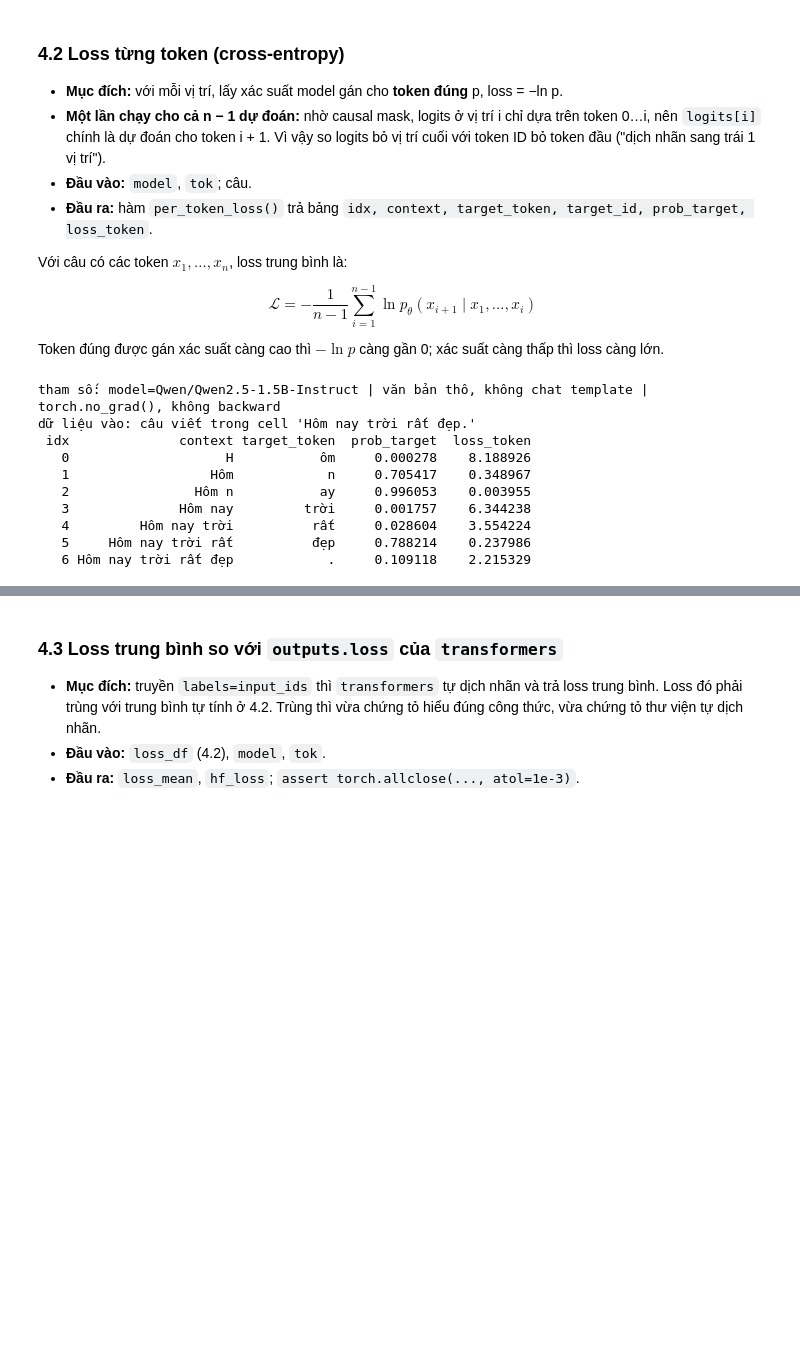
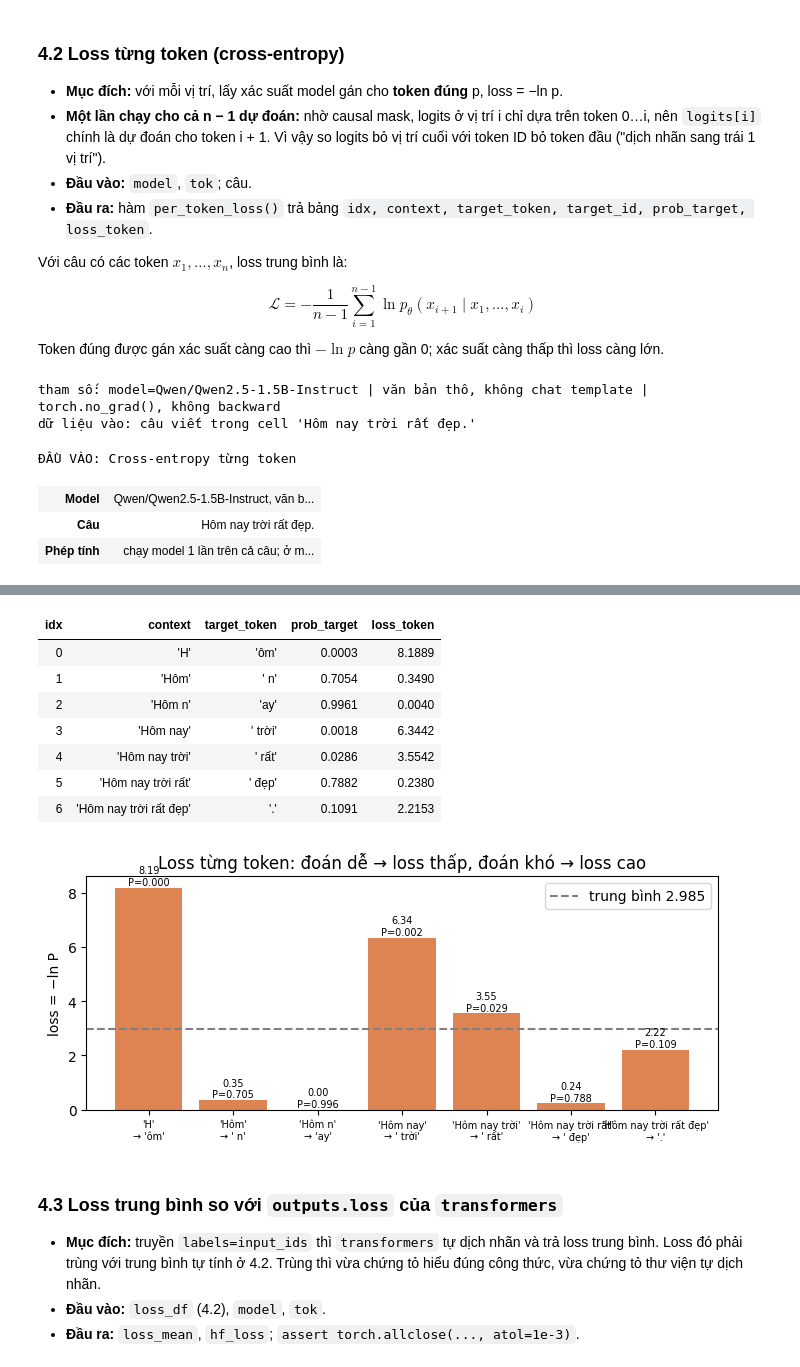
Before and after one commit to pptthu/LLMs_DL, a Jupyter notebook: notebook/llm_presentation.ipynb, the cells around one changed output, grey strips where cells are left out. Saved outputs shown, nothing was run; the diff lists cells and outputs as text; code cells hidden in the pictures; blank space fills up the shorter version.

```diff
--- a/notebook/llm_presentation.ipynb
+++ b/notebook/llm_presentation.ipynb
@@ -1281,6 +1732,11 @@ log(f"dữ liệu vào: câu viết trong cell {SENT_VI!r}", part=PART04)
 log("--- mỗi mẫu ---", part=PART04, echo=False)
 log(",".join(PART04_REC_COLS), part=PART04, echo=False)
 
+show_input("Cross-entropy từng token", {
+    "Model": f"{MODEL_INSTRUCT}, văn bản thô (không chat template), torch.no_grad()",
+    "Câu": SENT_VI,
+    "Phép tính": "chạy model 1 lần trên cả câu; ở mỗi vị trí lấy P(token đúng kế tiếp); loss = −ln P",
+})
 cuda_sync()
 t0 = time.perf_counter()
 loss_df = per_token_loss(model, tok, SENT_VI)
@@ -1293,7 +1749,23 @@ for _, r in loss_df.iterrows():
            "time_s": round(loss_sec, 3)}
     part04_records.append(rec)
     log(csv_line(list(rec.values())), part=PART04, echo=False)
-print(loss_df.drop(columns=["target_id"]).to_string(index=False))
+show_table(loss_df.drop(columns=["target_id"]).assign(context=lambda d: d["context"].map(repr),
+                                                        target_token=lambda d: d["target_token"].map(repr)),
+           "Cross-entropy từng token: loss = −ln P(token đúng)")
+
+fig, ax = plt.subplots(figsize=(7, 3.2))
+xlab = [f"{c!r}\n→ {t!r}" for c, t in zip(loss_df["context"], loss_df["target_token"])]
+ax.bar(range(len(loss_df)), loss_df["loss_token"], color="#dd8452")
+for k, (l, p) in enumerate(zip(loss_df["loss_token"], loss_df["prob_target"])):
+    ax.text(k, l + 0.1, f"{l:.2f}\nP={p:.3f}", ha="center", fontsize=7)
+ax.axhline(loss_df["loss_token"].mean(), ls="--", color="gray", label=f"trung bình {loss_df['loss_token'].mean():.3f}")
+ax.set_xticks(range(len(loss_df)), xlab, fontsize=7)
+ax.set_ylabel("loss = −ln P")
+ax.set_title("Loss từng token: đoán dễ → loss thấp, đoán khó → loss cao")
+ax.legend()
+fig.tight_layout()
+fig.savefig(FIGURES_DIR / "per_token_loss.png", dpi=150)
+plt.show()
 
 # Tự kiểm: đúng n − 1 vị trí; loss ≥ 0; xác suất trong (0, 1]; mục tiêu khớp các cặp ở 4.1
 assert len(loss_df) == len(pairs)
@@ -1302,11 +1774,7 @@ assert loss_df["target_id"].tolist() == [t for _, t in pairs]
 # %% [output]
 tham số: model=Qwen/Qwen2.5-1.5B-Instruct | văn bản thô, không chat template | torch.no_grad(), không backward
 dữ liệu vào: câu viết trong cell 'Hôm nay trời rất đẹp.'
- idx              context target_token  prob_target  loss_token
-   0                    H           ôm     0.000278    8.188926
-   1                  Hôm            n     0.705417    0.348967
-   2                Hôm n           ay     0.996053    0.003955
-   3              Hôm nay         trời     0.001757    6.344238
-   4         Hôm nay trời          rất     0.028604    3.554224
-   5     Hôm nay trời rất          đẹp     0.788214    0.237986
-   6 Hôm nay trời rất đẹp            .     0.109118    2.215329
+ĐẦU VÀO: Cross-entropy từng token
+| Model | Qwen/Qwen2.5-1.5B-Instruct, văn b... |
+| Câu | Hôm nay trời rất đẹp. |
+| Phép tính | chạy model 1 lần trên cả câu; ở m... |
@@ -1313,3 +1782,12 @@ dữ liệu vào: câu viết trong cell 'Hôm nay trời rất đẹp.'
+| idx | context | target_token | prob_target | loss_token |
+| 0 | 'H' | 'ôm' | 0.0003 | 8.1889 |
+| 1 | 'Hôm' | ' n' | 0.7054 | 0.3490 |
+| 2 | 'Hôm n' | 'ay' | 0.9961 | 0.0040 |
+| 3 | 'Hôm nay' | ' trời' | 0.0018 | 6.3442 |
+| 4 | 'Hôm nay trời' | ' rất' | 0.0286 | 3.5542 |
+| 5 | 'Hôm nay trời rất' | ' đẹp' | 0.7882 | 0.2380 |
+| 6 | 'Hôm nay trời rất đẹp' | '.' | 0.1091 | 2.2153 |
+[figure, added]
 # %% [markdown]
 ### 4.3 Loss trung bình so với `outputs.loss` của `transformers`
 - **Mục đích:** truyền `labels=input_ids` thì `transformers` tự dịch nhãn và trả loss trung bình. Loss đó phải trùng với trung bình tự tính ở 4.2. Trùng thì vừa chứng tỏ hiểu đúng công thức, vừa chứng tỏ thư viện tự dịch nhãn.
```
Also changed, not shown: parts of 79 cells of this notebook, 59 other files.
